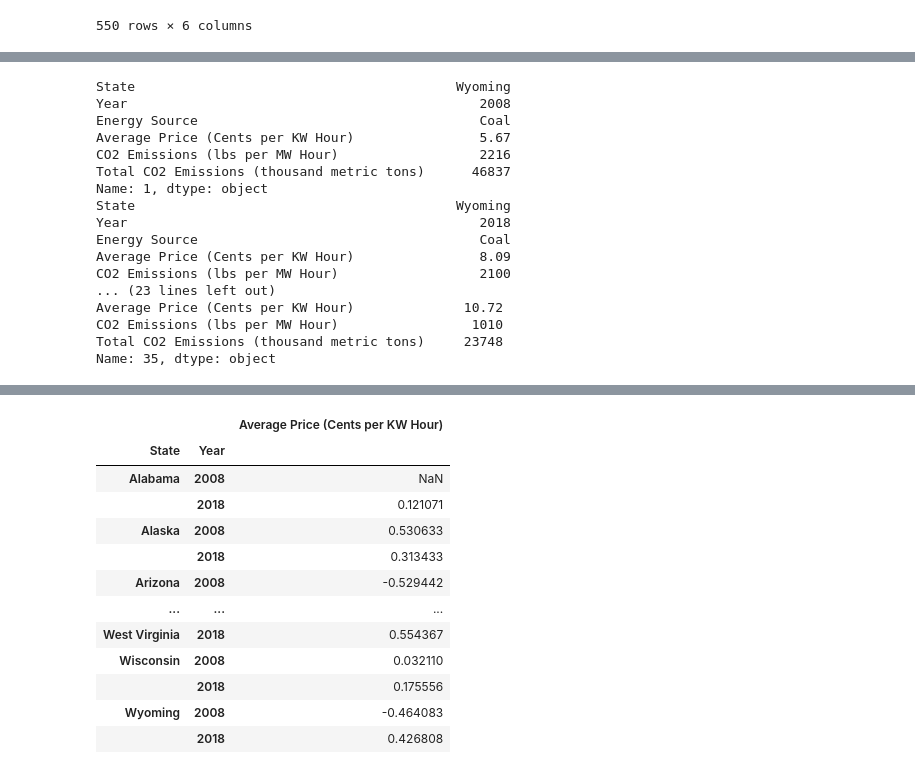
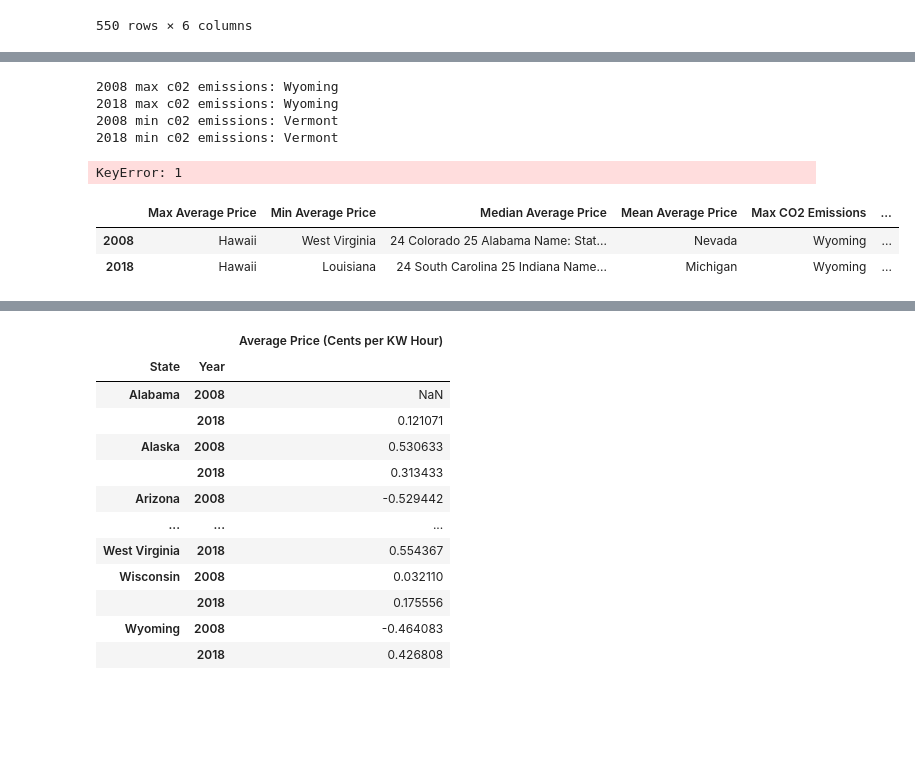
Before and after one commit to andrew8185/project-01, a Jupyter notebook: project_1.ipynb, the cells around one changed output, grey strips where cells are left out. Saved outputs shown, nothing was run; the diff lists cells and outputs as text; code cells hidden in the pictures; blank space fills up the shorter version.

```diff
--- a/project_1.ipynb
+++ b/project_1.ipynb
@@ -93,42 +109,39 @@ Name: State, dtype: object
 # %%
 df_2008_max_co2_emissions = df_2008_state_key_stats.loc[(df_2008_state_key_stats['CO2 Emissions (lbs per MW Hour)'].idxmax())]
-print(df_2008_max_co2_emissions)
+max_co2_emissions_2008 = df_2008_max_co2_emissions['State']
+print(f'2008 max c02 emissions: {max_co2_emissions_2008}')
 df_2018_max_co2_emissions = df_2018_state_key_stats.loc[(df_2018_state_key_stats['CO2 Emissions (lbs per MW Hour)'].idxmax())]
-print(df_2018_max_co2_emissions)
+max_co2_emissions_2018 = df_2018_max_co2_emissions['State']
+print(f'2018 max c02 emissions: {max_co2_emissions_2018}')
 
 df_2008_min_co2_emissions = df_2008_state_key_stats.loc[(df_2008_state_key_stats['CO2 Emissions (lbs per MW Hour)'].idxmin())]
-print(df_2008_min_co2_emissions)
+min_co2_emissions_2008 = df_2008_min_co2_emissions['State']
+print(f'2008 min c02 emissions: {min_co2_emissions_2008}')
 df_2018_min_co2_emissions = df_2018_state_key_stats.loc[(df_2018_state_key_stats['CO2 Emissions (lbs per MW Hour)'].idxmin())]
-df_2018_min_co2_emissions
+min_co2_emissions_2018 = df_2018_min_co2_emissions['State']
+print(f'2018 min c02 emissions: {min_co2_emissions_2018}')
 
-print(df_2008_state_key_stats['CO2 Emissions (lbs per MW Hour)'].median())
-df_2008_median_co2_emissions = df_2008_state_key_stats.loc[[19, 40], :]
-df_2008_median_co2_emissions
-print(df_2018_state_key_stats['CO2 Emissions (lbs per MW Hour)'].median())
+#print(df_2008_state_key_stats['CO2 Emissions (lbs per MW Hour)'].median())
+df_2008_median_co2_emissions = df_2008_state_key_stats.loc[[19, 40], 'State']
+median_co2_emissions_2008 = df_2008_median_co2_emissions[1]
+print(f'2008 median c02 emissions: {median_co2_emissions_2008}')
+
+#print(df_2018_state_key_stats['CO2 Emissions (lbs per MW Hour)'].median())
 df_2018_median_co2_emissions = df_2018_state_key_stats.loc[[36, 22], :]
-df_2018_median_co2_emissions
+median_co2_emissions_2018 = df_2018_median_co2_emissions['State']
+print(f'2018 median c02 emissions: {median_co2_emissions_2018}')
 
-print(df_2008_state_key_stats['CO2 Emissions (lbs per MW Hour)'].mean())
+#print(df_2008_state_key_stats['CO2 Emissions (lbs per MW Hour)'].mean())
 df_2008_mean_co2_emissions = df_2008_state_key_stats.loc[19, :]
-print(df_2008_mean_co2_emissions)
-print(df_2018_state_key_stats['CO2 Emissions (lbs per MW Hour)'].mean())
+mean_co2_emissions_2008 = df_2008_mean_co2_emissions['State']
+print(f'2008 mean c02 emissions: {mean_co2_emissions_2008}')
+#print(df_2018_state_key_stats['CO2 Emissions (lbs per MW Hour)'].mean())
 df_2018_mean_co2_emissions = df_2018_state_key_stats.loc[35, :]
-print(df_2018_mean_co2_emissions)
+mean_co2_emissions_2018 = df_2018_mean_co2_emissions['State']
+print(f'2008 mean c02 emissions: {mean_co2_emissions_2008}')
 # %% [output]
-State                                         Wyoming
-Year                                             2008
-Energy Source                                    Coal
-Average Price (Cents per KW Hour)                5.67
-CO2 Emissions (lbs per MW Hour)                  2216
-Total CO2 Emissions (thousand metric tons)      46837
-Name: 1, dtype: object
-State                                         Wyoming
-Year                                             2018
-Energy Source                                    Coal
-Average Price (Cents per KW Hour)                8.09
-CO2 Emissions (lbs per MW Hour)                  2100
-... (23 lines left out)
-Average Price (Cents per KW Hour)              10.72
-CO2 Emissions (lbs per MW Hour)                 1010
-Total CO2 Emissions (thousand metric tons)     23748
-Name: 35, dtype: object
+2008 max c02 emissions: Wyoming
+2018 max c02 emissions: Wyoming
+2008 min c02 emissions: Vermont
+2018 min c02 emissions: Vermont
+KeyError: 1
@@ -143,3 +148,19 @@ Name: 35, dtype: object
+# %%
+key_stats_combined = {'Max Average Price': (max_average_price_2008, max_average_price_2018),
+                      'Min Average Price': (min_average_price_2008, min_average_price_2018),
+                      'Median Average Price': (median_average_price_2008, median_average_price_2018),
+                      'Mean Average Price': (mean_average_price_2008, mean_average_price_2018),
+                      'Max CO2 Emissions': (max_co2_emissions_2008, max_co2_emissions_2018),
+                      'Min CO2 Emissions': (min_co2_emissions_2008, min_co2_emissions_2018),
+                      'Median CO2 Emissions': (median_co2_emissions_2008, median_co2_emissions_2018),
+                      'Mean CO2 Emissions': (mean_co2_emissions_2008, mean_co2_emissions_2018)}
+
+df_key_stats_combined = pd.DataFrame(key_stats_combined, index=[2008, 2018])
+df_key_stats_combined.head(5)
+# %% [output]
+|  | Max Average Price | Min Average Price | Median Average Price | Mean Average Price | Max CO2 Emissions | ... |
+| 2008 | Hawaii | West Virginia | 24 Colorado 25 Alabama Name: Stat... | Nevada | Wyoming | ... |
+| 2018 | Hawaii | Louisiana | 24 South Carolina 25 Indiana Name... | Michigan | Wyoming | ... |
 # %%
 df_combined_state_key_stats = df_2008_state_key_stats.merge(df_2018_state_key_stats, how='outer')
 
```
Also changed, not shown: parts of 2 cells of this notebook.
